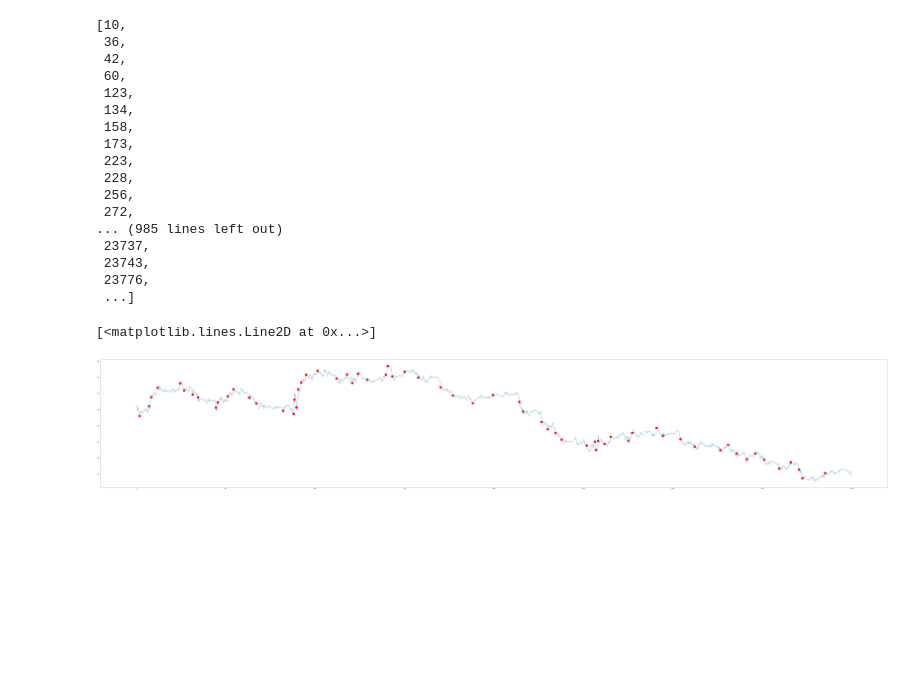
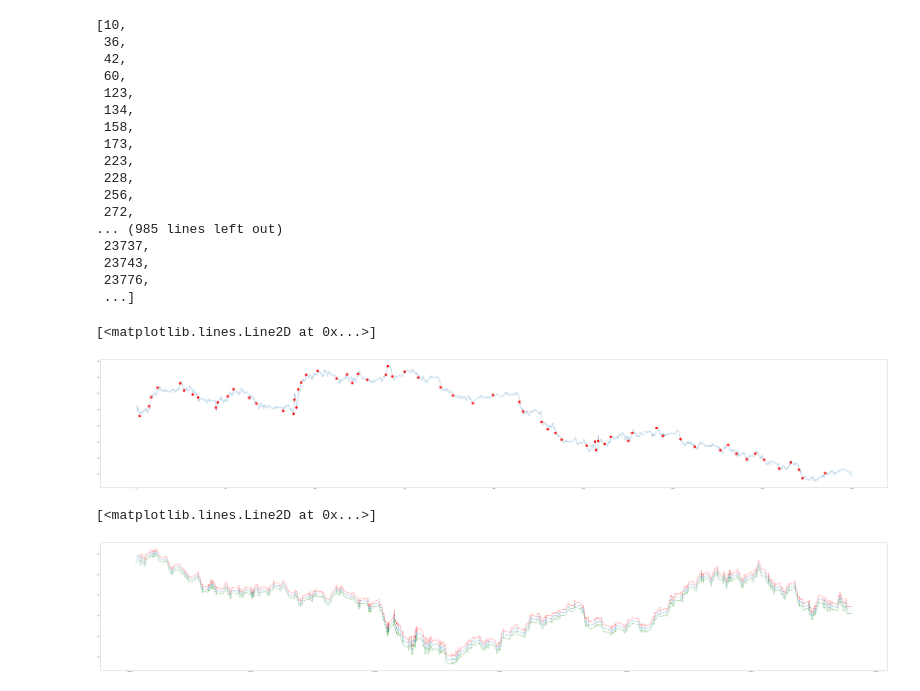
Before and after one commit to Fabro2701/MarketSystem, a Jupyter notebook: python/Untitled.ipynb, the cells around one changed output. Saved outputs shown, nothing was run; the diff lists cells and outputs as text; code cells hidden in the pictures; blank space fills up the shorter version.

Commit message:
daily vol calcs

```diff
--- a/python/Untitled.ipynb
+++ b/python/Untitled.ipynb
@@ -5,7 +5,10 @@ import matplotlib.pyplot as plt
 import math
 from scipy import stats
 # %%
-df_raw = pd.read_csv("C:/Users/Fabrizio Ortega/AppData/Roaming/MetaQuotes/Terminal/Common/Files/EURUSD-PERIOD_M15.csv",sep=',',encoding='utf-16')
+df_raw = pd.read_csv("C:/Users/Fabrizio Ortega/AppData/Roaming/MetaQuotes/Terminal/Common/Files/EURUSD-PERIOD_M15.csv",
+                     sep=',',
+                     encoding='utf-16',
+                     parse_dates=["Date"])
 # %%
 df_raw.columns,len(df_raw)
 # %% [output]
@@ -61,3 +63,27 @@ plt.plot(df_raw.loc[events].loc[0:2000]["Close"],"ro", markersize=20)
 [figure]
 # %%
 sample = df_raw.loc[events]
+# %%
+sample=sample.set_index("Date")
+# %%
+def getDailyVol(close, span0=100):
+    df0 = close.index.searchsorted(close.index-pd.Timedelta(days=1))
+    df0 = df0[df0>0]
+    df0 = pd.Series(close.index[df0-1], index=close.index[close.shape[0]-df0.shape[0]:])
+    df0 = close.loc[df0.index] / close.loc[df0.values].values-1
+    df0 = df0.ewm(span=span0).std()
+    return df0
+# %%
+daily_vol = getDailyVol(sample.Close)
+# %%
+f = plt.figure()
+f.set_figwidth(120)
+f.set_figheight(20)
+n = 1000
+s = sample["Close"][:n]
+plt.plot(s)
+plt.plot(daily_vol[:n]+s,"r")
+plt.plot(-daily_vol[:n]+s,"g")
+# %% [output]
+[<matplotlib.lines.Line2D at 0x...>]
+[figure, added]
```
Also changed, not shown: parts of 2 cells of this notebook.
